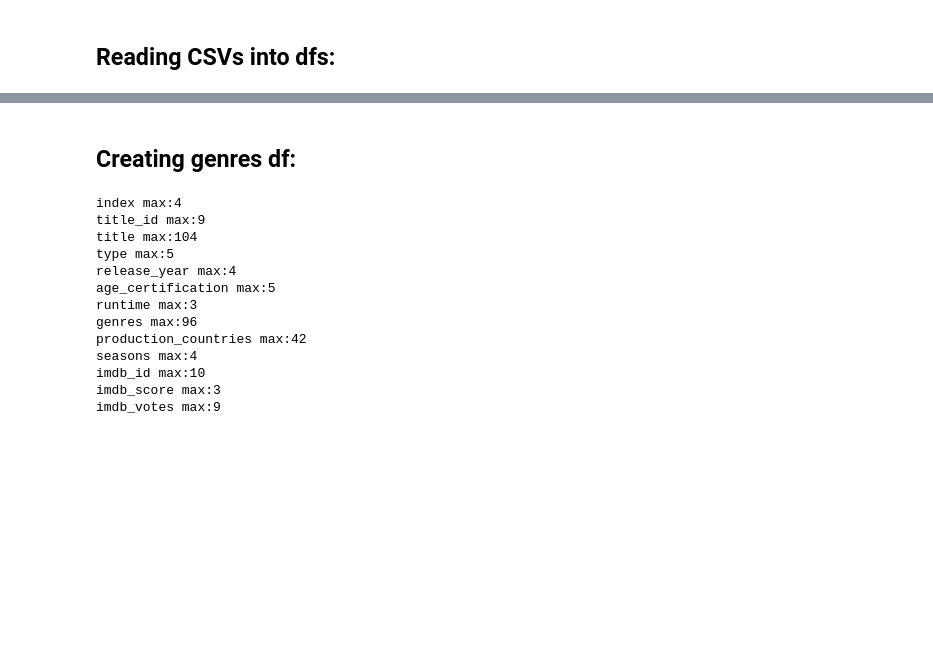
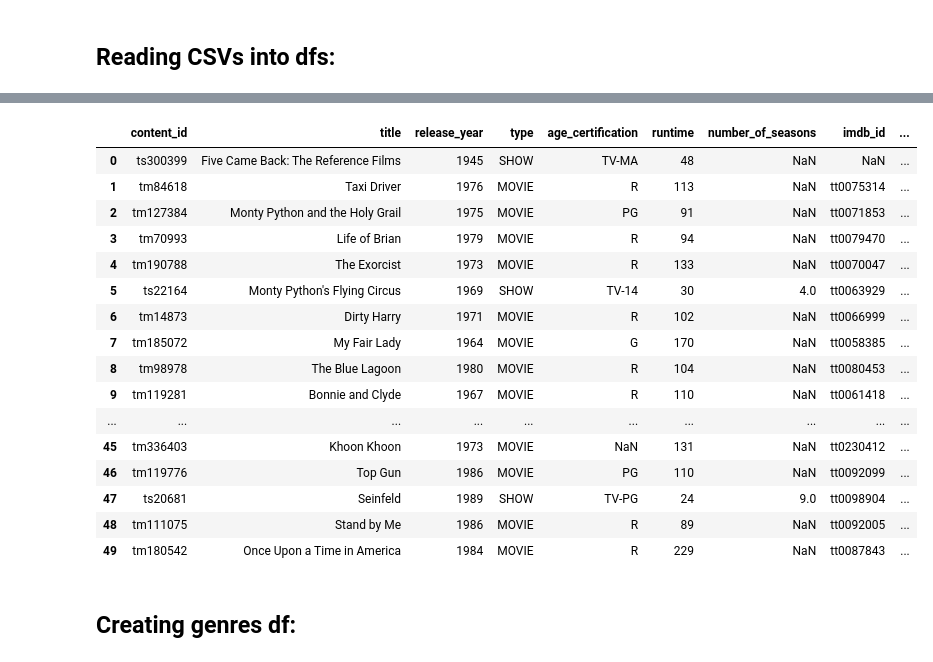
Before and after one commit to codeslp/recommender_db, a Jupyter notebook: src/etl/etl.ipynb, the cells around one changed output, grey strips where cells are left out. Cells and saved outputs as stored; diff of their text form; code cells hidden in the pictures; blank space fills up the shorter version.

```diff
--- a/src/etl/etl.ipynb
+++ b/src/etl/etl.ipynb
@@ -51,0 +128,2 @@ for df in all_dfs:
+# %%
+merged_df.drop(columns=['main_genre_best_shows', 'main_genre_best_movies_yearly', 'main_genre_best_shows_yearly'], inplace=True)
@@ -51,0 +132,11 @@ for df in all_dfs:
+# %%
+mask1 = merged_df['main_production'].isna() & merged_df['main_production_best_shows'].notna()
+merged_df.loc[mask1, 'main_production'] = merged_df.loc[mask1, 'main_production_best_shows']
+
+mask2 = merged_df['main_production'].isna() & merged_df['main_production_best_movies_yearly'].notna()
+merged_df.loc[mask2, 'main_production'] = merged_df.loc[mask2, 'main_production_best_movies_yearly']
+
+mask3 = merged_df['main_production'].isna() & merged_df['main_production_best_shows_yearly'].notna()
+merged_df.loc[mask3, 'main_production'] = merged_df.loc[mask3, 'main_production_best_shows_yearly']
+# %%
+merged_df.drop(columns=['main_production_best_shows', 'main_production_best_movies_yearly', 'main_production_best_shows_yearly'], inplace=True)
@@ -51,0 +166,14 @@ for df in all_dfs:
+# %%
+def create_title_df(df):
+    title_df = df[['content_id', 'title', 'release_year', 'type', 'age_certification', 'runtime', 'number_of_seasons', 'imdb_id', 'score', 'imdb_votes']].copy()
+    title_df.rename(columns={'score': 'imdb_score'}, inplace=True)
+    title_df['is_best_year'] = False
+    title_df['is_all_time_best'] = False
+    condition1 = title_df['title'].isin(best_movies_yearly_df['title']) | title_df['title'].isin(best_shows_yearly_df['title'])
+    title_df['is_best_year'].loc[condition1] = True
+    condition2 = title_df['title'].isin(best_movies_df['title']) | title_df['title'].isin(best_shows_df['title'])
+    title_df['is_all_time_best'].loc[condition2] = True
+    title_df = title_df.applymap(lambda r: r.strip() if isinstance(r, str) else r)
+    return title_df
+
+title_df = create_title_df(merged_df)
@@ -52,20 +189,22 @@ for df in all_dfs:
+# %%
+title_df.head(50)
+# %% [output]
+|  | content_id | title | release_year | type | age_certification | runtime | number_of_seasons | imdb_id | ... |
+| 0 | ts300399 | Five Came Back: The Reference Films | 1945 | SHOW | TV-MA | 48 | NaN | NaN | ... |
+| 1 | tm84618 | Taxi Driver | 1976 | MOVIE | R | 113 | NaN | tt0075314 | ... |
+| 2 | tm127384 | Monty Python and the Holy Grail | 1975 | MOVIE | PG | 91 | NaN | tt0071853 | ... |
+| 3 | tm70993 | Life of Brian | 1979 | MOVIE | R | 94 | NaN | tt0079470 | ... |
+| 4 | tm190788 | The Exorcist | 1973 | MOVIE | R | 133 | NaN | tt0070047 | ... |
+| 5 | ts22164 | Monty Python's Flying Circus | 1969 | SHOW | TV-14 | 30 | 4.0 | tt0063929 | ... |
+| 6 | tm14873 | Dirty Harry | 1971 | MOVIE | R | 102 | NaN | tt0066999 | ... |
+| 7 | tm185072 | My Fair Lady | 1964 | MOVIE | G | 170 | NaN | tt0058385 | ... |
+| 8 | tm98978 | The Blue Lagoon | 1980 | MOVIE | R | 104 | NaN | tt0080453 | ... |
+| 9 | tm119281 | Bonnie and Clyde | 1967 | MOVIE | R | 110 | NaN | tt0061418 | ... |
+| ... | ... | ... | ... | ... | ... | ... | ... | ... | ... |
+| 45 | tm336403 | Khoon Khoon | 1973 | MOVIE | NaN | 131 | NaN | tt0230412 | ... |
+| 46 | tm119776 | Top Gun | 1986 | MOVIE | PG | 110 | NaN | tt0092099 | ... |
+| 47 | ts20681 | Seinfeld | 1989 | SHOW | TV-PG | 24 | 9.0 | tt0098904 | ... |
+| 48 | tm111075 | Stand by Me | 1986 | MOVIE | R | 89 | NaN | tt0092005 | ... |
+| 49 | tm180542 | Once Upon a Time in America | 1984 | MOVIE | R | 229 | NaN | tt0087843 | ... |
 # %% [markdown]
 ## Creating genres df:
-# %%
-
-for col in titles_df.columns:
-    print(col, f'max:{titles_df[col].astype(str).apply(len).max()}')
-# %% [output]
-index max:4
-title_id max:9
-title max:104
-type max:5
-release_year max:4
-age_certification max:5
-runtime max:3
-genres max:96
-production_countries max:42
-seasons max:4
-imdb_id max:10
-imdb_score max:3
-imdb_votes max:9
```
Also changed, not shown: parts of 34 cells of this notebook, 3 other files.
